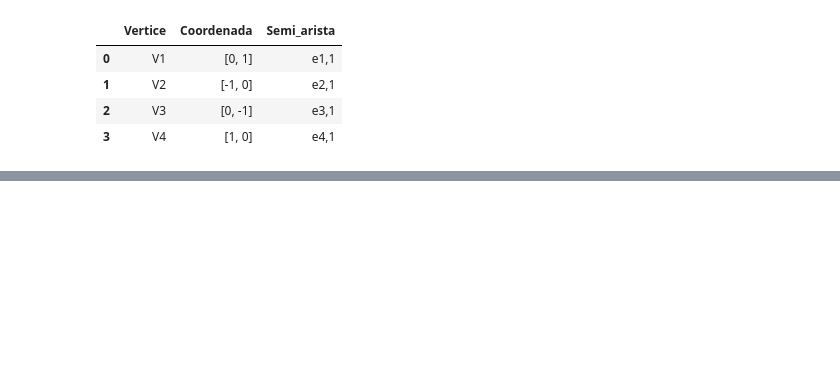
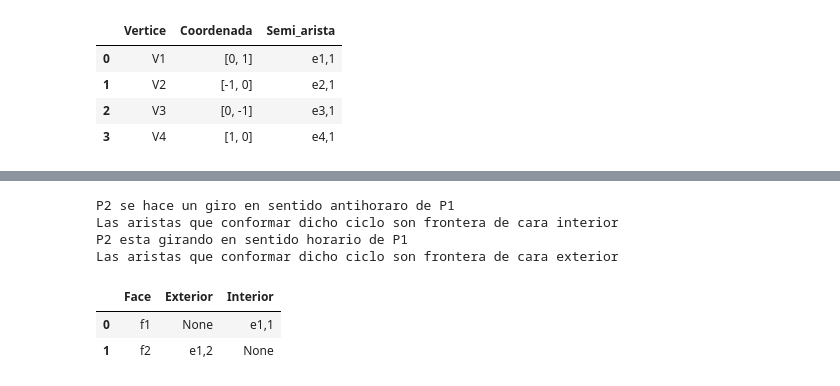
Before and after one commit to DayaVale/Geometria_Computacional, a Jupyter notebook: Aristas_doblemente_conectadas.ipynb, the cells around one changed output, grey strips where cells are left out. Cells and saved outputs as stored; diff of their text form; code cells hidden in the pictures; blank space fills up the shorter version.

```diff
--- a/Aristas_doblemente_conectadas.ipynb
+++ b/Aristas_doblemente_conectadas.ipynb
@@ -164,0 +263,16 @@ def incidentface(lst):
+# %%
+# a = True frontera interior
+# a = False frontera exterior
+def fronter_exterior(ciclo):
+    a = orientacion(ciclo[0].oringe,ciclo[1].oringe,ciclo[1].queue)
+    exterior = None
+    interior = None
+    name = assigment_face(ciclo)
+    name = name[0]
+    if a == True:
+        interior = ciclo[0].name
+        print('Las aristas que conformar dicho ciclo son frontera de cara interior')
+    else:
+        exterior =ciclo[0].name
+        print('Las aristas que conformar dicho ciclo son frontera de cara exterior')
+    return exterior,interior,name
@@ -179,3 +306,18 @@ def list_half_edge(le):# Primero hago una lista de todas las aristas y las nombr
                                                                  'Next', 'Prev', 'Face'])
 
     return df
+# %%
+def list_face(le,v):
+    twins = twin(le) #Lista de aristas gemelas y la nombramos 'ei2'
+    next_e = next(le) # Listado de las aristas siguientes para las semi-aristas
+    prev_t = prev(twins) # Listado de las aristas previas para las semi-aristas gemelas
+    point = p_up(v)
+    # Luego iniio el recorrido con este punto.
+    c_e,c_t= ciclos(twins,prev_t,next_e,le,point)
+    ext_e, inter_e,cara_e = fronter_exterior(c_e)
+    ext_t, inter_t,cara_t = fronter_exterior(c_t)
+    face = [cara_e,cara_t]
+    ext = [ext_e,ext_t]
+    inter = [inter_e,inter_t]
+    df = general_dataFRame([face,ext,inter],["Face","Exterior","Interior"])
+    return df
@@ -205,0 +351,11 @@ dl.head()
+# %%
+df = list_face(lf,ls)
+df.head()
+# %% [output]
+P2 se hace un giro en sentido antihoraro de P1
+Las aristas que conformar dicho ciclo son frontera de cara interior
+P2 esta girando en sentido horario de P1
+Las aristas que conformar dicho ciclo son frontera de cara exterior
+|  | Face | Exterior | Interior |
+| 0 | f1 | None | e1,1 |
+| 1 | f2 | e1,2 | None |
```
Also changed, not shown: parts of 20 cells of this notebook.
